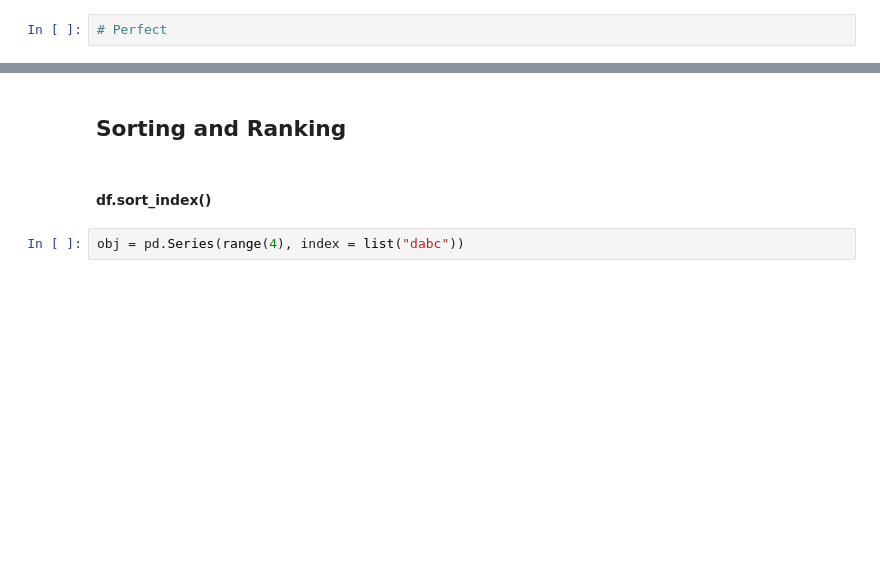
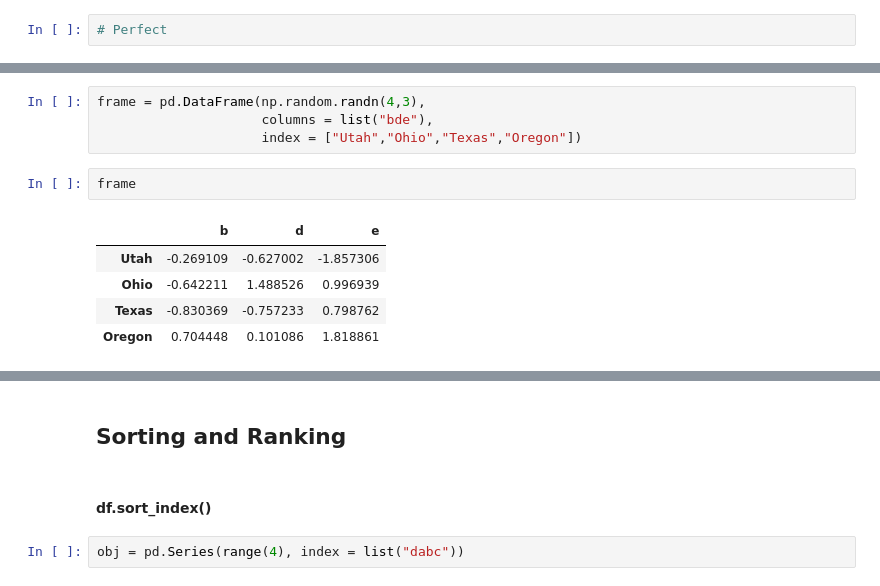
Before and after one commit to SinanCavusoglu/My-Notes, a Jupyter notebook: Data Analysis/Pandas/Python For Data Analysis Book/5.2 Essential Functionality.ipynb, the cells around one changed output, grey strips where cells are left out. Drawn from its saved outputs; the diff is of its cells as text; blank space fills up the shorter version.

```diff
--- a/Data Analysis/Pandas/Python For Data Analysis Book/5.2 Essential Functionality.ipynb
+++ b/Data Analysis/Pandas/Python For Data Analysis Book/5.2 Essential Functionality.ipynb
@@ -696,0 +706,12 @@ frame.apply(lambda x: pd.Series([x.min(),x.max()],index = ["min","max"]))
+# %%
+frame = pd.DataFrame(np.random.randn(4,3),
+                     columns = list("bde"),
+                     index = ["Utah","Ohio","Texas","Oregon"])
+# %%
+frame
+# %% [output]
+|  | b | d | e |
+| Utah | -0.269109 | -0.627002 | -1.857306 |
+| Ohio | -0.642211 | 1.488526 | 0.996939 |
+| Texas | -0.830369 | -0.757233 | 0.798762 |
+| Oregon | 0.704448 | 0.101086 | 1.818861 |
```
Also changed, not shown: parts of 16 cells of this notebook, 7 other files.
